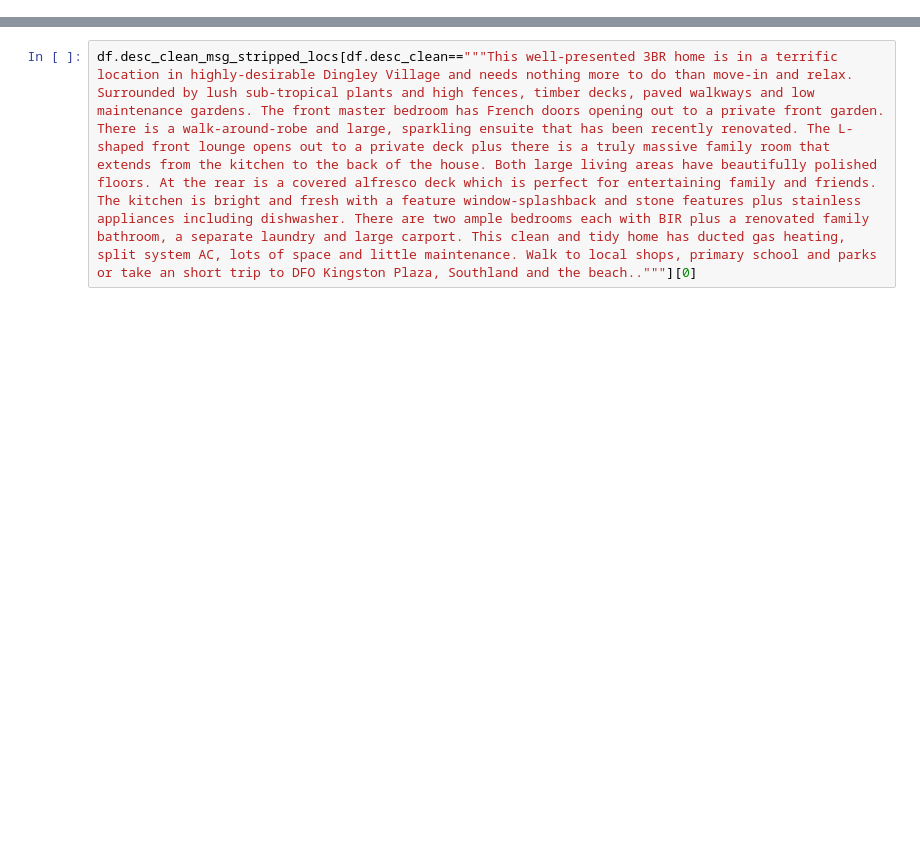
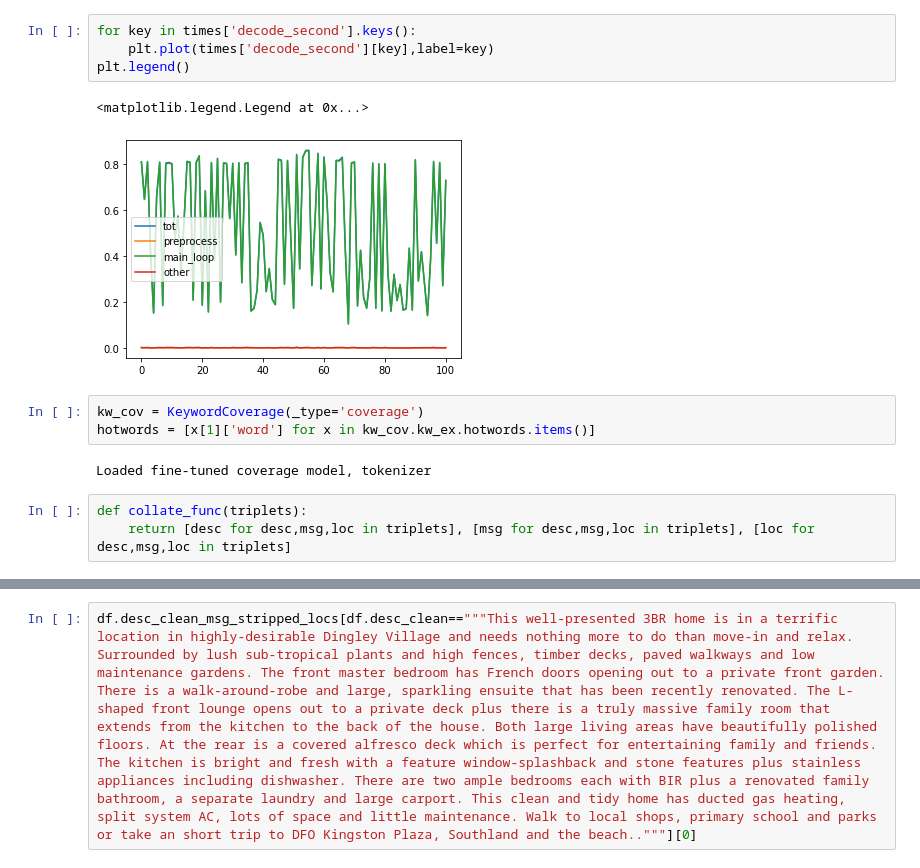
Before and after one commit to cunov/Reinforced-FB-Ad-Message-Generation, a Jupyter notebook: scratch.ipynb, the cells around one changed output, grey strips where cells are left out. Cells and saved outputs as stored; diff of their text form; blank space fills up the shorter version.

```diff
--- a/scratch.ipynb
+++ b/scratch.ipynb
@@ -9,0 +449,15 @@ import numpy as np, pandas as pd
+# %%
+for key in times['decode_second'].keys():
+    plt.plot(times['decode_second'][key],label=key)
+plt.legend()
+# %% [output]
+<matplotlib.legend.Legend at 0x...>
+[figure, added]
+# %%
+kw_cov = KeywordCoverage(_type='coverage')
+hotwords = [x[1]['word'] for x in kw_cov.kw_ex.hotwords.items()]
+# %% [output]
+Loaded fine-tuned coverage model, tokenizer
+# %%
+def collate_func(triplets):
+    return [desc for desc,msg,loc in triplets], [msg for desc,msg,loc in triplets], [loc for desc,msg,loc in triplets]
```
Also changed, not shown: parts of 117 cells of this notebook, 13 other files.
